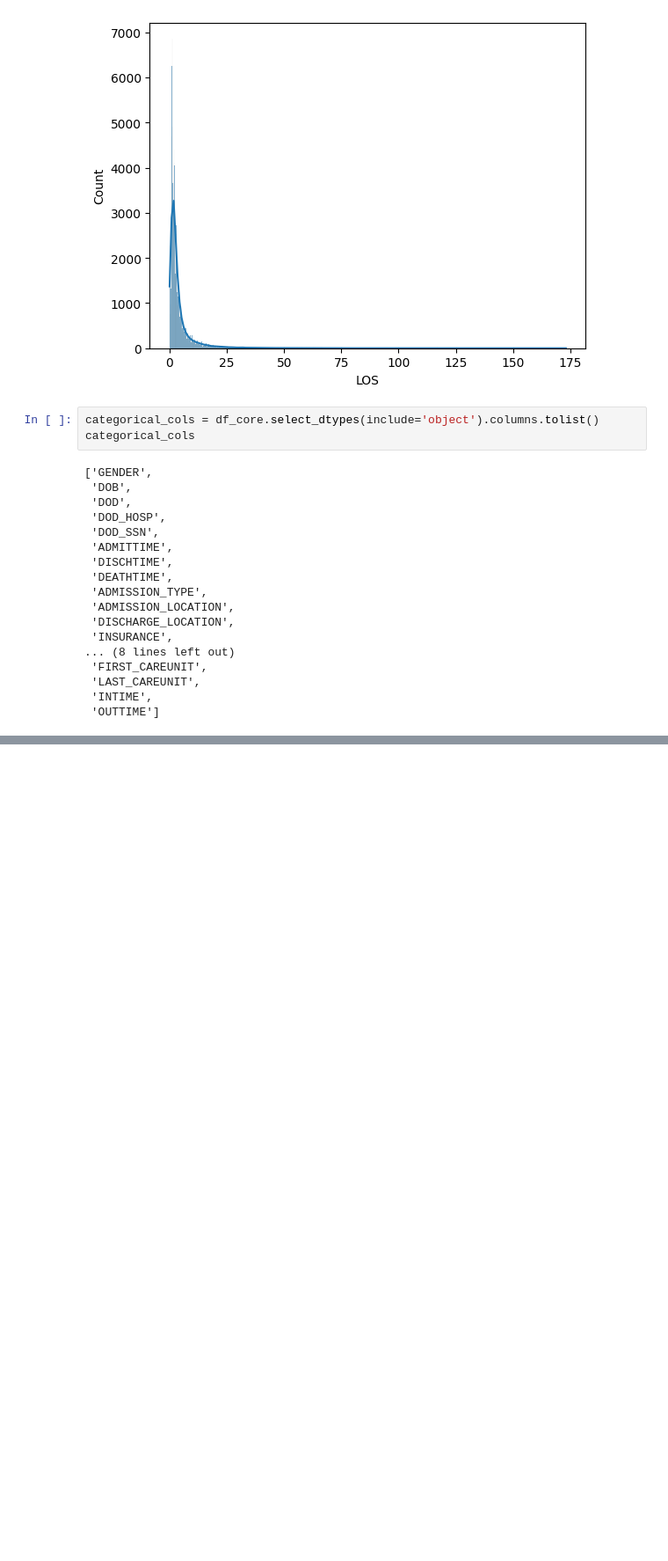
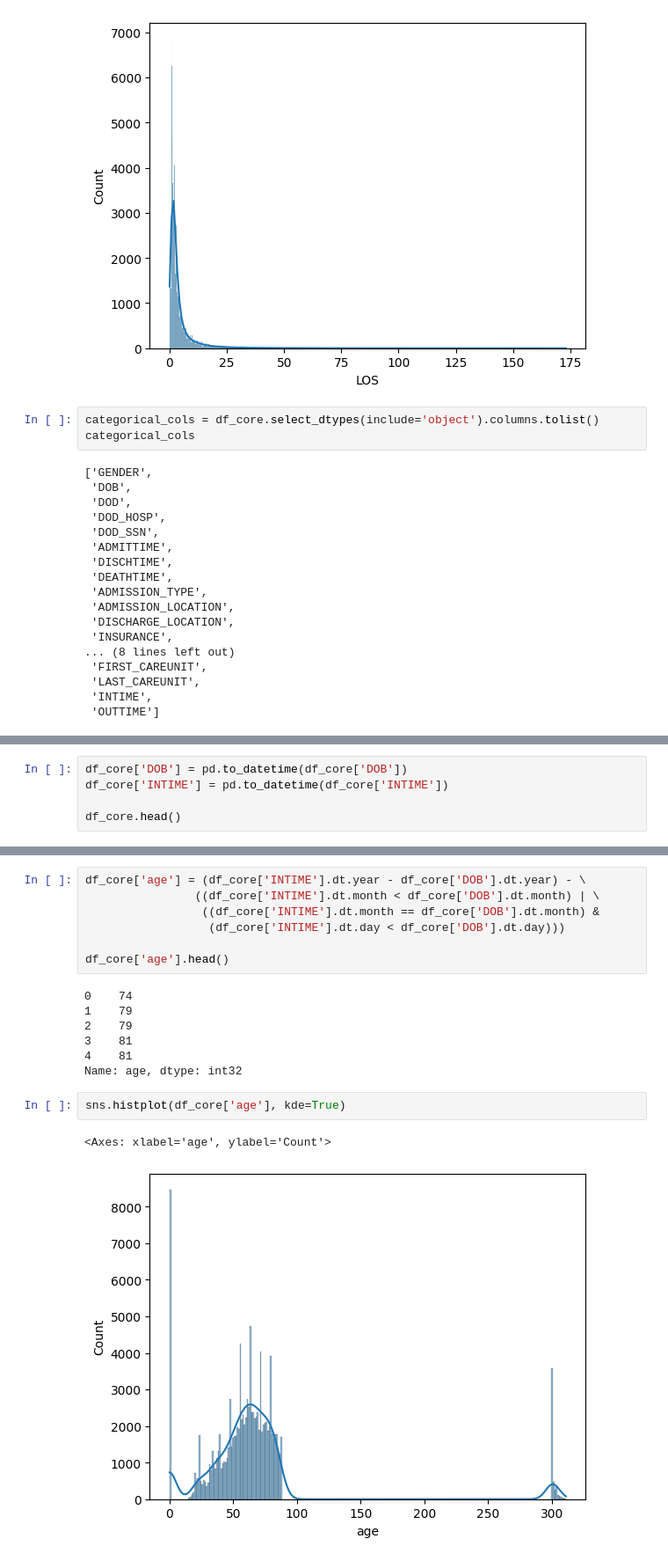
Before and after one commit to Francesinhas/mimic3-length-of-stay-prediction, a Jupyter notebook: ExploratoryDataAnalysis.ipynb, the cells around one changed output, grey strips where cells are left out. Shown: that part at 88% size. Drawn from its saved outputs; the diff is of its cells as text; blank space fills up the shorter version.

```diff
--- a/ExploratoryDataAnalysis.ipynb
+++ b/ExploratoryDataAnalysis.ipynb
@@ -160,0 +167,5 @@ SelectKBest does not accept missing values encoded as NaN natively. For supervis
+# %%
+df_core['DOB'] = pd.to_datetime(df_core['DOB'])
+df_core['INTIME'] = pd.to_datetime(df_core['INTIME'])
+
+df_core.head()
@@ -160,0 +180,19 @@ SelectKBest does not accept missing values encoded as NaN natively. For supervis
+# %%
+df_core['age'] = (df_core['INTIME'].dt.year - df_core['DOB'].dt.year) - \
+                ((df_core['INTIME'].dt.month < df_core['DOB'].dt.month) | \
+                 ((df_core['INTIME'].dt.month == df_core['DOB'].dt.month) &
+                  (df_core['INTIME'].dt.day < df_core['DOB'].dt.day)))
+
+df_core['age'].head()
+# %% [output]
+0    74
+1    79
+2    79
+3    81
+4    81
+Name: age, dtype: int32
+# %%
+sns.histplot(df_core['age'], kde=True)
+# %% [output]
+<Axes: xlabel='age', ylabel='Count'>
+[figure, added]
```
Also changed, not shown: parts of 4 cells of this notebook.
